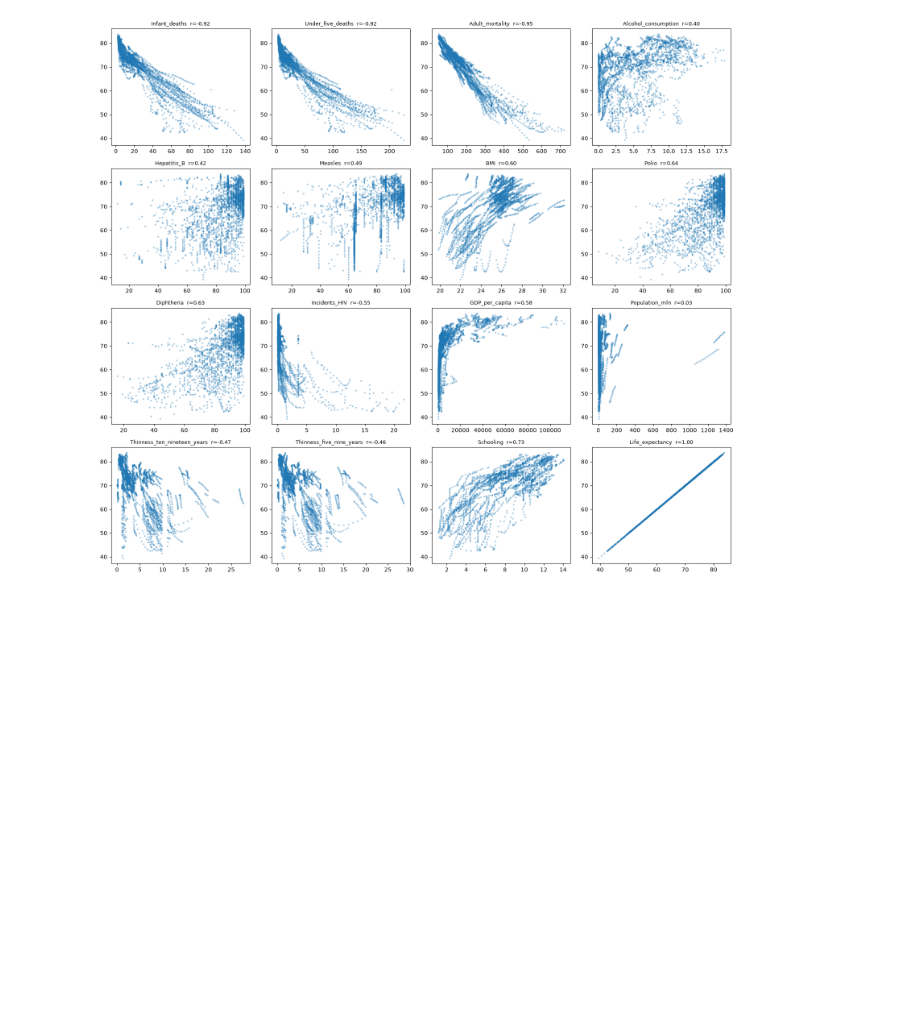
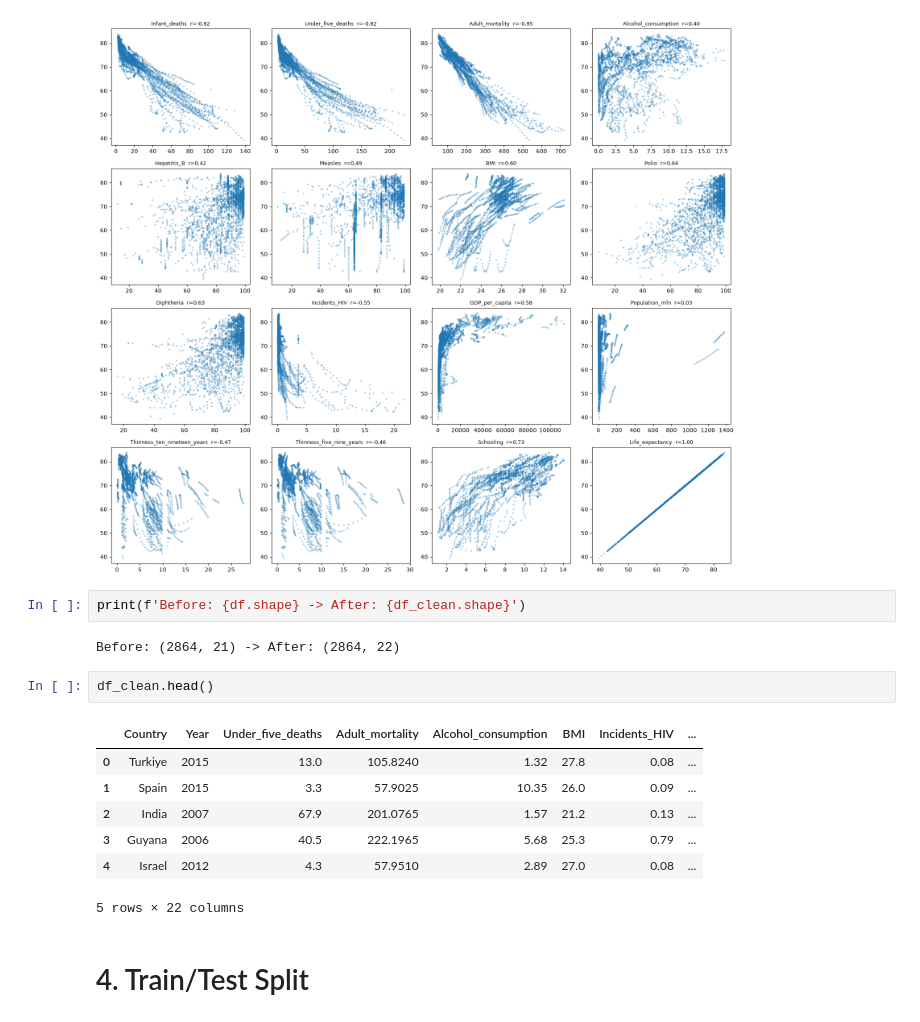
Before and after one commit to Roborohan/WHO-Life-Expectancy-GE, a Jupyter notebook: WHO_EDA.ipynb, the cells around one changed output. Cells and saved outputs as stored; diff of their text form; blank space fills up the shorter version.

```diff
--- a/WHO_EDA.ipynb
+++ b/WHO_EDA.ipynb
@@ -209,3 +209,19 @@ plt.tight_layout()
 plt.show()
 # %% [output]
 [figure]
+# %%
+print(f'Before: {df.shape} -> After: {df_clean.shape}')
+# %% [output]
+Before: (2864, 21) -> After: (2864, 22)
+# %%
+df_clean.head()
+# %% [output]
+|  | Country | Year | Under_five_deaths | Adult_mortality | Alcohol_consumption | BMI | Incidents_HIV | ... |
+| 0 | Turkiye | 2015 | 13.0 | 105.8240 | 1.32 | 27.8 | 0.08 | ... |
+| 1 | Spain | 2015 | 3.3 | 57.9025 | 10.35 | 26.0 | 0.09 | ... |
+| 2 | India | 2007 | 67.9 | 201.0765 | 1.57 | 21.2 | 0.13 | ... |
+| 3 | Guyana | 2006 | 40.5 | 222.1965 | 5.68 | 25.3 | 0.79 | ... |
+| 4 | Israel | 2012 | 4.3 | 57.9510 | 2.89 | 27.0 | 0.08 | ... |
+5 rows × 22 columns
+# %% [markdown]
+# 4. Train/Test Split
```
Also changed, not shown: parts of 6 cells of this notebook, 1 other file.
